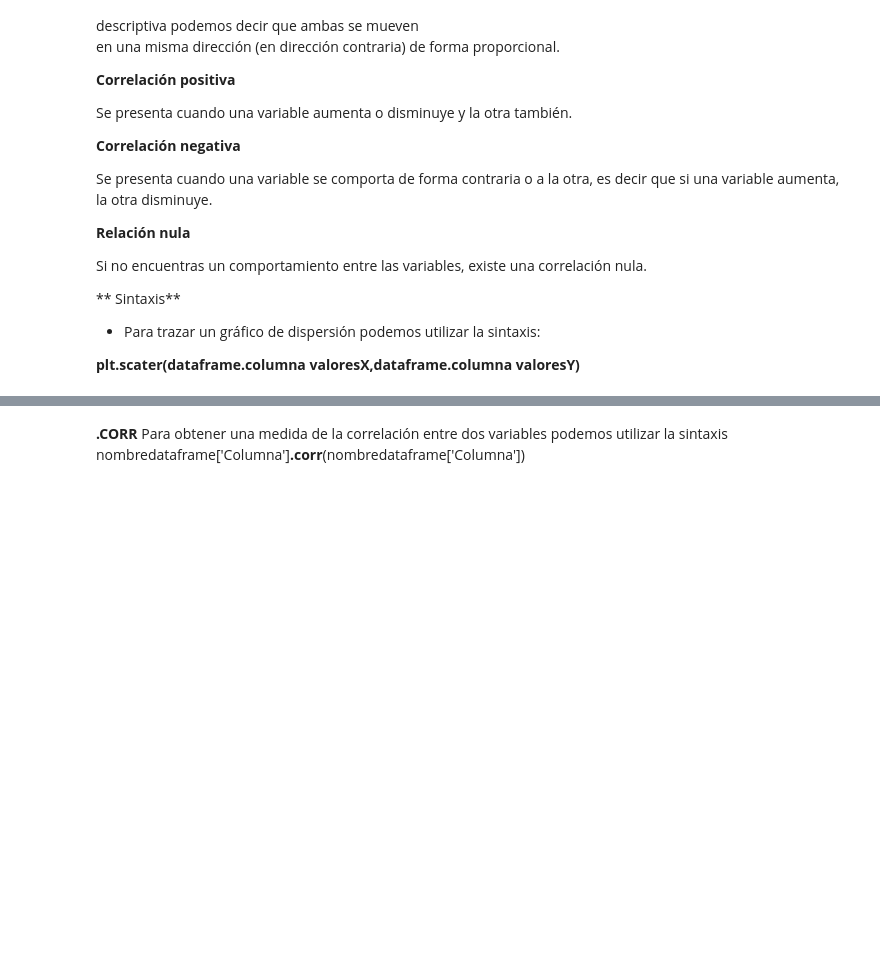
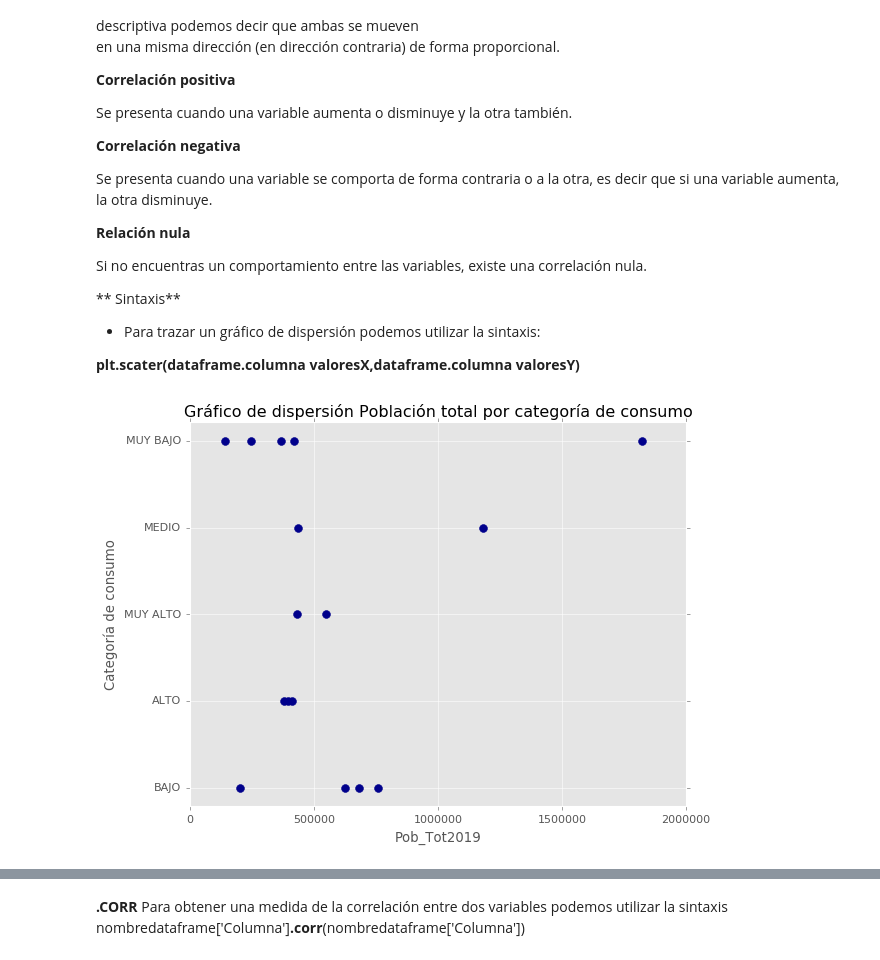
Before and after one commit to benjov/Econometria_II_Primavera_2019, a Jupyter notebook: Clase_00/CLASE GRÁFICAS CON MATPLOTLIB-Alumnos.ipynb, the cells around one changed output, grey strips where cells are left out. Saved outputs shown, nothing was run; the diff lists cells and outputs as text; code cells hidden in the pictures; blank space fills up the shorter version.

```diff
--- a/Clase_00/CLASE GRÁFICAS CON MATPLOTLIB-Alumnos.ipynb
+++ b/Clase_00/CLASE GRÁFICAS CON MATPLOTLIB-Alumnos.ipynb
@@ -267,11 +377,13 @@ Si no encuentras un comportamiento entre las variables, existe una correlación
 **plt.scater(dataframe.columna valoresX,dataframe.columna valoresY)**
 # %%
 plt.style.use('ggplot')
-plt.scatter(aguacp.Pob_Tot2019, aguacp.Categoriaconsumo, s=300, color ="yellow")
+plt.scatter(aguacp.Pob_Tot2019, aguacp.Categoriaconsumo, s=50, color ="darkblue")
 plt.title("Gráfico de dispersión Población total por categoría de consumo")
 plt.ylabel("Categoría de consumo")
 plt.xlabel("Pob_Tot2019")
 plt.show()
+# %% [output]
+[figure, added]
 # %%
 plt.style.use('ggplot')
 plt.scatter(aguacp.Pob_Tot2019, aguacp.consumo_total, s=200,color ="red")
```
Also changed, not shown: parts of 30 cells of this notebook, 15 other files.
